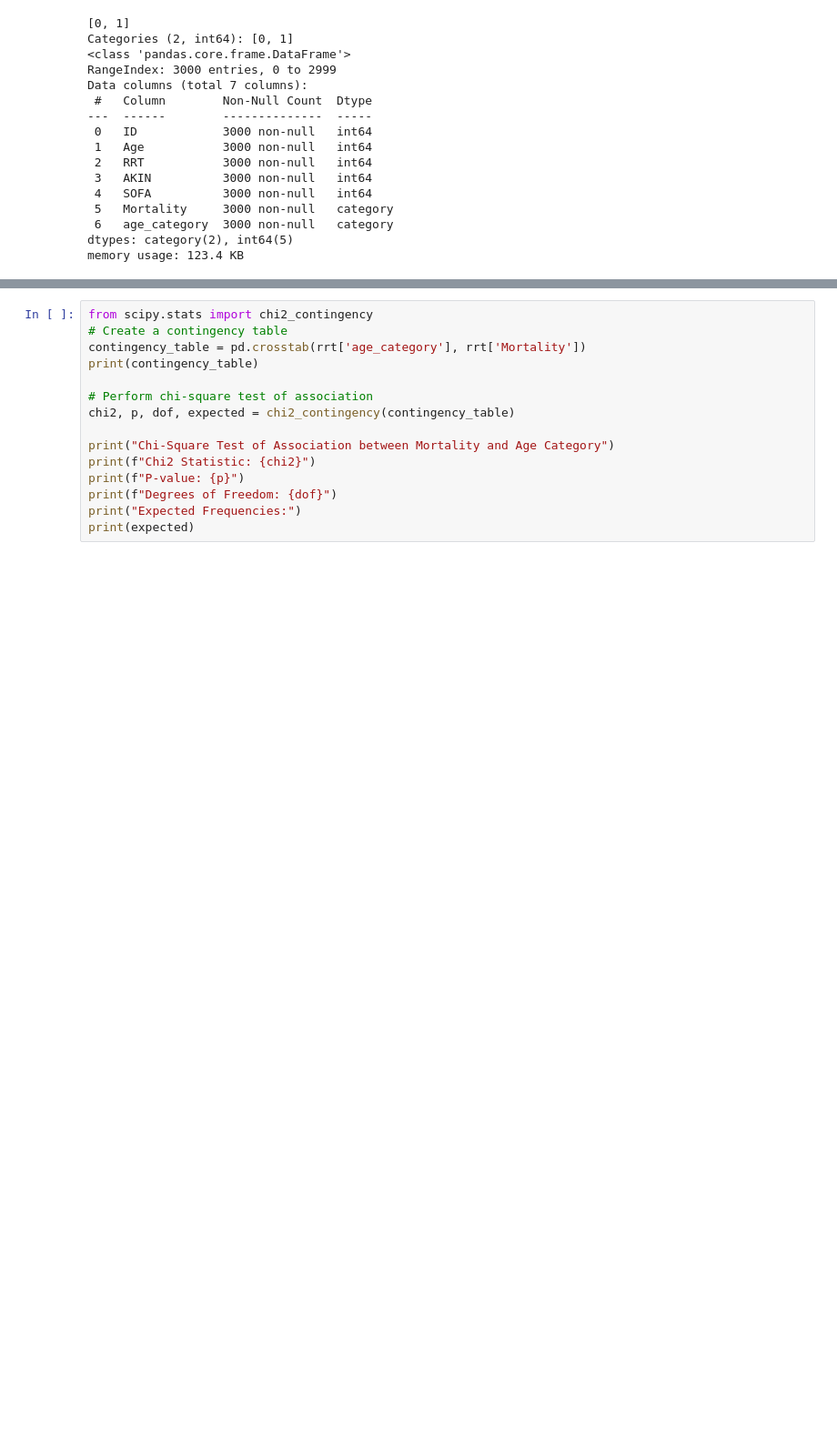
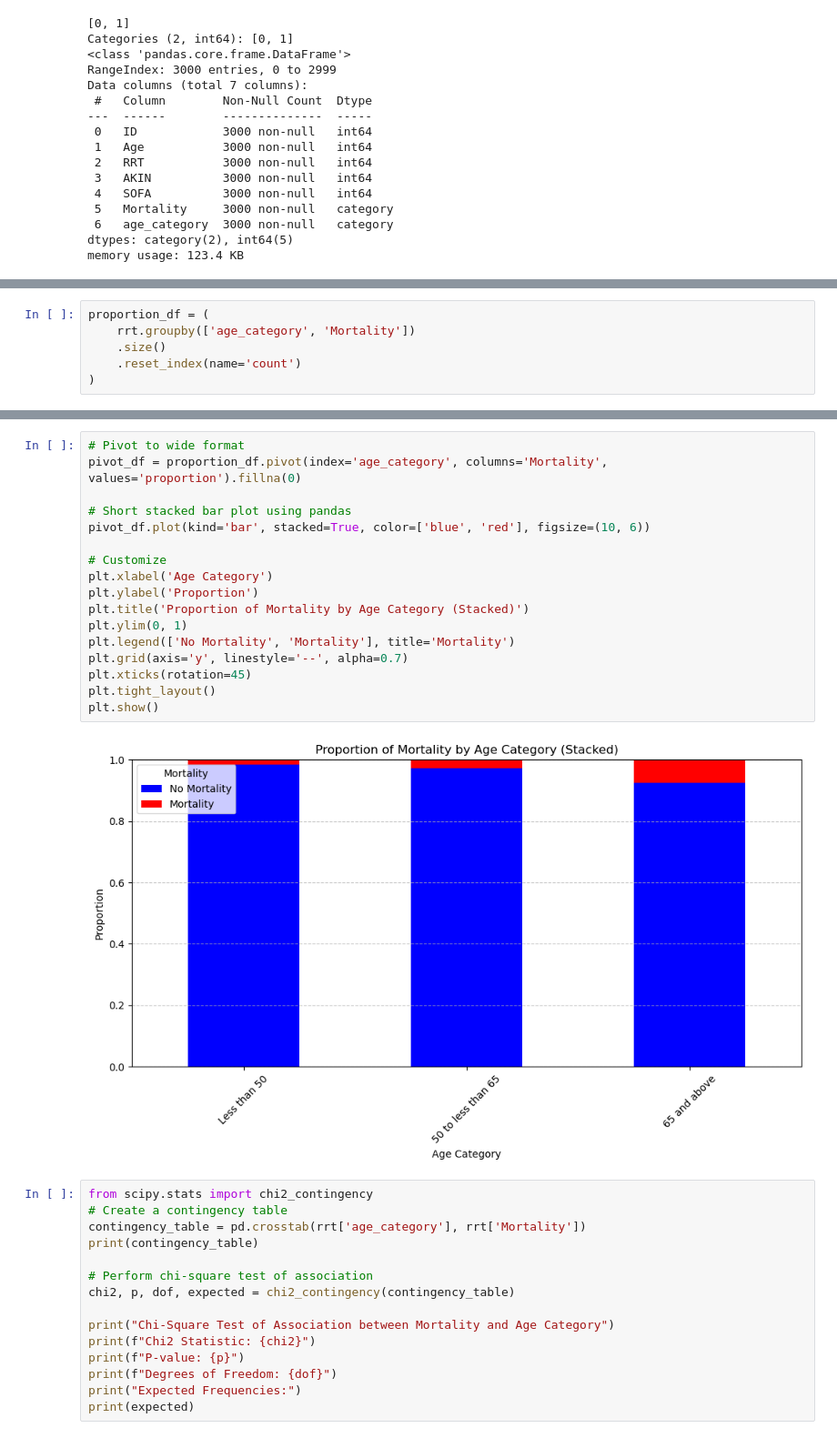
Before and after one commit to ISSS623-AHA/ISSS623_2024, a Jupyter notebook: Lecture 2/Lecture_2_Lab2_RRT.ipynb, the cells around one changed output, grey strips where cells are left out. Shown at 91% size. Cells and saved outputs as stored; diff of their text form; blank space fills up the shorter version.

```diff
--- a/Lecture 2/Lecture_2_Lab2_RRT.ipynb
+++ b/Lecture 2/Lecture_2_Lab2_RRT.ipynb
@@ -322,0 +313,6 @@ pivot_table
+# %%
+proportion_df = (
+    rrt.groupby(['age_category', 'Mortality'])
+    .size()
+    .reset_index(name='count')
+)
@@ -323,3 +329,22 @@ pivot_table
+# %%
+# Pivot to wide format
+pivot_df = proportion_df.pivot(index='age_category', columns='Mortality', values='proportion').fillna(0)
+
+# Short stacked bar plot using pandas
+pivot_df.plot(kind='bar', stacked=True, color=['blue', 'red'], figsize=(10, 6))
+
+# Customize
+plt.xlabel('Age Category')
+plt.ylabel('Proportion')
+plt.title('Proportion of Mortality by Age Category (Stacked)')
+plt.ylim(0, 1)
+plt.legend(['No Mortality', 'Mortality'], title='Mortality')
+plt.grid(axis='y', linestyle='--', alpha=0.7)
+plt.xticks(rotation=45)
+plt.tight_layout()
+plt.show()
+# %% [output]
+[figure, added]
 # %%
 from scipy.stats import chi2_contingency
 # Create a contingency table
```
Also changed, not shown: parts of 13 cells of this notebook.
